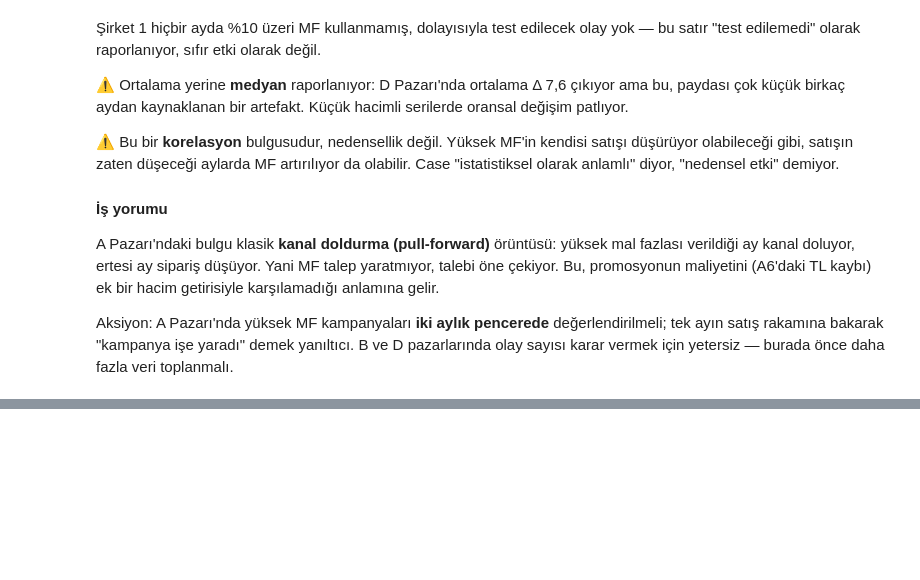
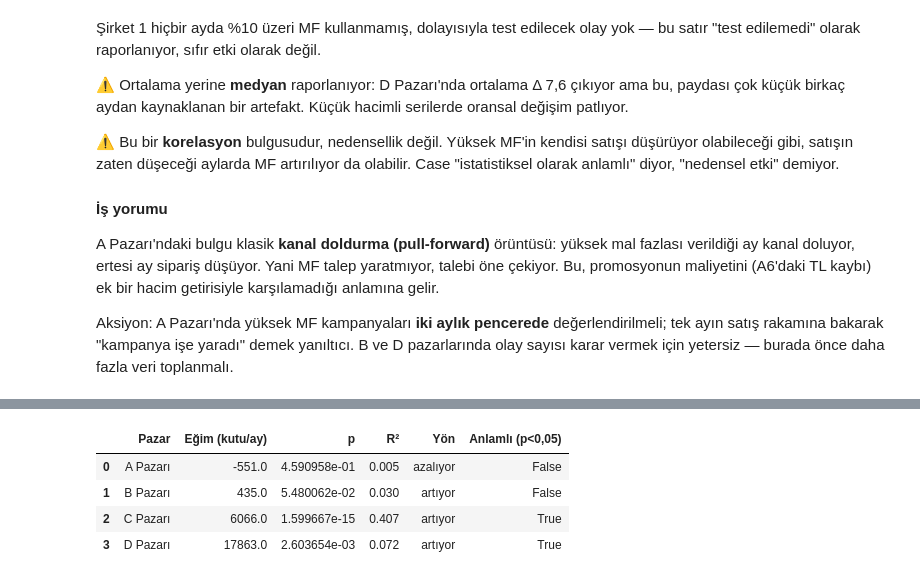
Before and after one commit to berkincetin/rag-demo, a Jupyter notebook: notebooks/analiz.ipynb, the cells around one changed output, grey strips where cells are left out. Saved outputs shown, nothing was run; the diff lists cells and outputs as text; code cells hidden in the pictures; blank space fills up the shorter version.

```diff
--- a/notebooks/analiz.ipynb
+++ b/notebooks/analiz.ipynb
@@ -663,0 +694,24 @@ toplanmalı.
+# %%
+# Kanıt 1: Diğer Şirket'in MUTLAK hacim trendi — doğrusal regresyon eğimi ve p-değeri.
+satirlar = []
+for pazar, g in df[df.sirket == "Diğer Şirket"].groupby("pazar", observed=True):
+    aylik = g.groupby("tarih", observed=True).brut_kutu.sum().sort_index()
+    sonuc = stats.linregress(np.arange(len(aylik)), aylik.to_numpy())
+    satirlar.append(
+        {
+            "Pazar": pazar,
+            "Eğim (kutu/ay)": round(sonuc.slope, 0),
+            "p": sonuc.pvalue,
+            "R²": round(sonuc.rvalue**2, 3),
+            "Yön": "artıyor" if sonuc.slope > 0 else "azalıyor",
+            "Anlamlı (p<0,05)": sonuc.pvalue < 0.05,
+        }
+    )
+diger_trend = pd.DataFrame(satirlar)
+diger_trend
+# %% [output]
+|  | Pazar | Eğim (kutu/ay) | p | R² | Yön | Anlamlı (p<0,05) |
+| 0 | A Pazarı | -551.0 | 4.590958e-01 | 0.005 | azalıyor | False |
+| 1 | B Pazarı | 435.0 | 5.480062e-02 | 0.030 | artıyor | False |
+| 2 | C Pazarı | 6066.0 | 1.599667e-15 | 0.407 | artıyor | True |
+| 3 | D Pazarı | 17863.0 | 2.603654e-03 | 0.072 | artıyor | True |
```
Also changed, not shown: parts of 11 cells of this notebook.
